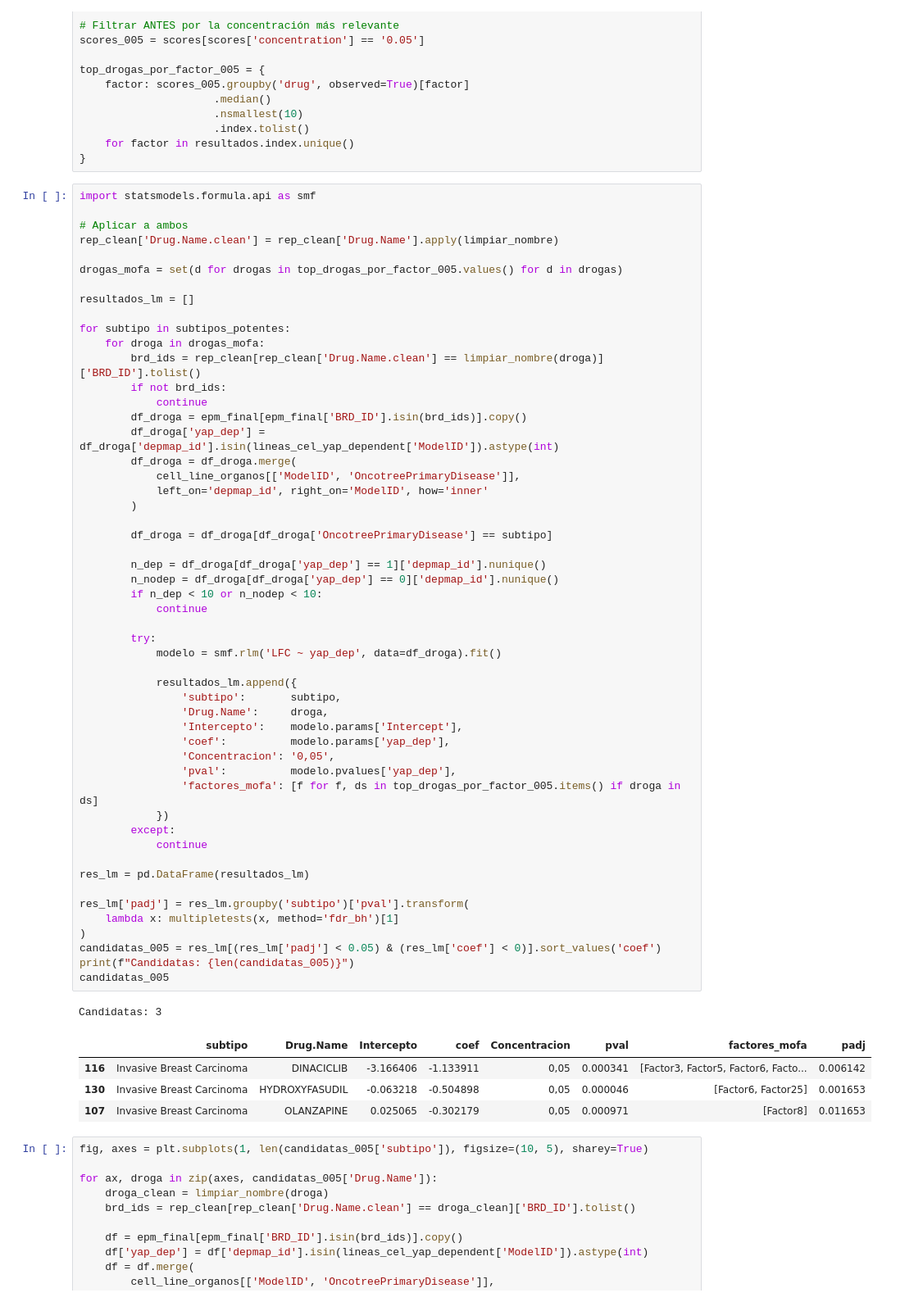
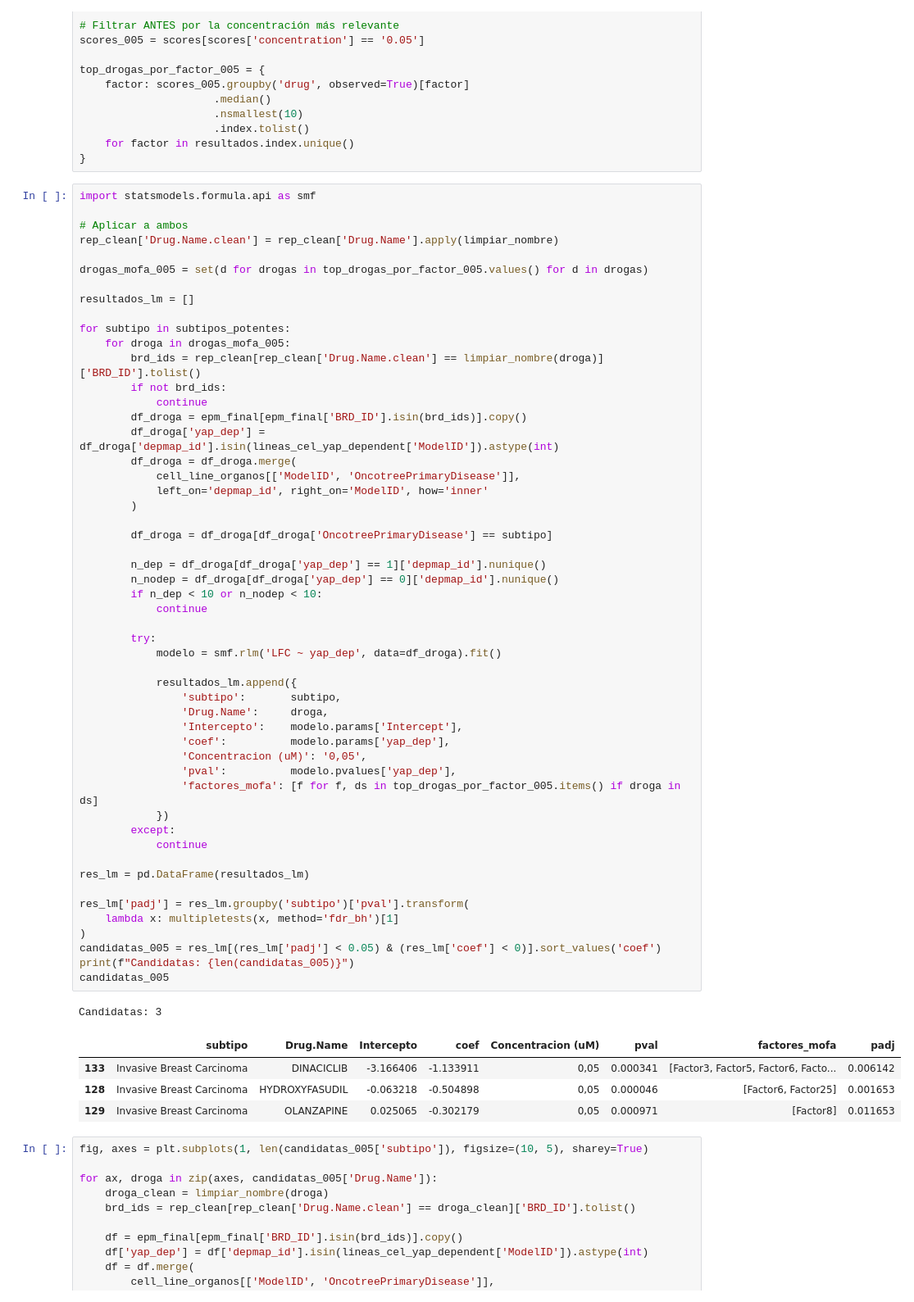
Before and after one commit to MALL-Lab/drug_clustering_pub, a Jupyter notebook: TFM_mao/notebooks/10_yap_taz.ipynb, the cells around one changed output. Shown at 82% size. Saved outputs shown, nothing was run; the diff lists cells and outputs as text.

```diff
--- a/TFM_mao/notebooks/10_yap_taz.ipynb
+++ b/TFM_mao/notebooks/10_yap_taz.ipynb
@@ -241,12 +241,12 @@ import statsmodels.formula.api as smf
 # Aplicar a ambos
 rep_clean['Drug.Name.clean'] = rep_clean['Drug.Name'].apply(limpiar_nombre)
 
-drogas_mofa = set(d for drogas in top_drogas_por_factor_005.values() for d in drogas)
+drogas_mofa_005 = set(d for drogas in top_drogas_por_factor_005.values() for d in drogas)
 
 resultados_lm = []
 
 for subtipo in subtipos_potentes:
-    for droga in drogas_mofa:
+    for droga in drogas_mofa_005:
         brd_ids = rep_clean[rep_clean['Drug.Name.clean'] == limpiar_nombre(droga)]['BRD_ID'].tolist()
         if not brd_ids:
             continue
@@ -261,38 +261,38 @@ for subtipo in subtipos_potentes:
 
         n_dep = df_droga[df_droga['yap_dep'] == 1]['depmap_id'].nunique()
         n_nodep = df_droga[df_droga['yap_dep'] == 0]['depmap_id'].nunique()
         if n_dep < 10 or n_nodep < 10:
             continue
 
         try:
             modelo = smf.rlm('LFC ~ yap_dep', data=df_droga).fit()
 
             resultados_lm.append({
                 'subtipo':       subtipo,
                 'Drug.Name':     droga,
                 'Intercepto':    modelo.params['Intercept'],
                 'coef':          modelo.params['yap_dep'],
-                'Concentracion': '0,05',
+                'Concentracion (uM)': '0,05',
                 'pval':          modelo.pvalues['yap_dep'],
                 'factores_mofa': [f for f, ds in top_drogas_por_factor_005.items() if droga in ds]
             })
         except:
             continue
 
 res_lm = pd.DataFrame(resultados_lm)
 
 res_lm['padj'] = res_lm.groupby('subtipo')['pval'].transform(
     lambda x: multipletests(x, method='fdr_bh')[1]
 )
 candidatas_005 = res_lm[(res_lm['padj'] < 0.05) & (res_lm['coef'] < 0)].sort_values('coef')
 print(f"Candidatas: {len(candidatas_005)}")
 candidatas_005
 # %% [output]
 Candidatas: 3
-|  | subtipo | Drug.Name | Intercepto | coef | Concentracion | pval | factores_mofa | padj |
-| 116 | Invasive Breast Carcinoma | DINACICLIB | -3.166406 | -1.133911 | 0,05 | 0.000341 | [Factor3, Factor5, Factor6, Facto... | 0.006142 |
-| 130 | Invasive Breast Carcinoma | HYDROXYFASUDIL | -0.063218 | -0.504898 | 0,05 | 0.000046 | [Factor6, Factor25] | 0.001653 |
-| 107 | Invasive Breast Carcinoma | OLANZAPINE | 0.025065 | -0.302179 | 0,05 | 0.000971 | [Factor8] | 0.011653 |
+|  | subtipo | Drug.Name | Intercepto | coef | Concentracion (uM) | pval | factores_mofa | padj |
+| 133 | Invasive Breast Carcinoma | DINACICLIB | -3.166406 | -1.133911 | 0,05 | 0.000341 | [Factor3, Factor5, Factor6, Facto... | 0.006142 |
+| 128 | Invasive Breast Carcinoma | HYDROXYFASUDIL | -0.063218 | -0.504898 | 0,05 | 0.000046 | [Factor6, Factor25] | 0.001653 |
+| 129 | Invasive Breast Carcinoma | OLANZAPINE | 0.025065 | -0.302179 | 0,05 | 0.000971 | [Factor8] | 0.011653 |
 # %%
 fig, axes = plt.subplots(1, len(candidatas_005['subtipo']), figsize=(10, 5), sharey=True)
 
```
Also changed, not shown: parts of 8 cells of this notebook, 4 other files.
